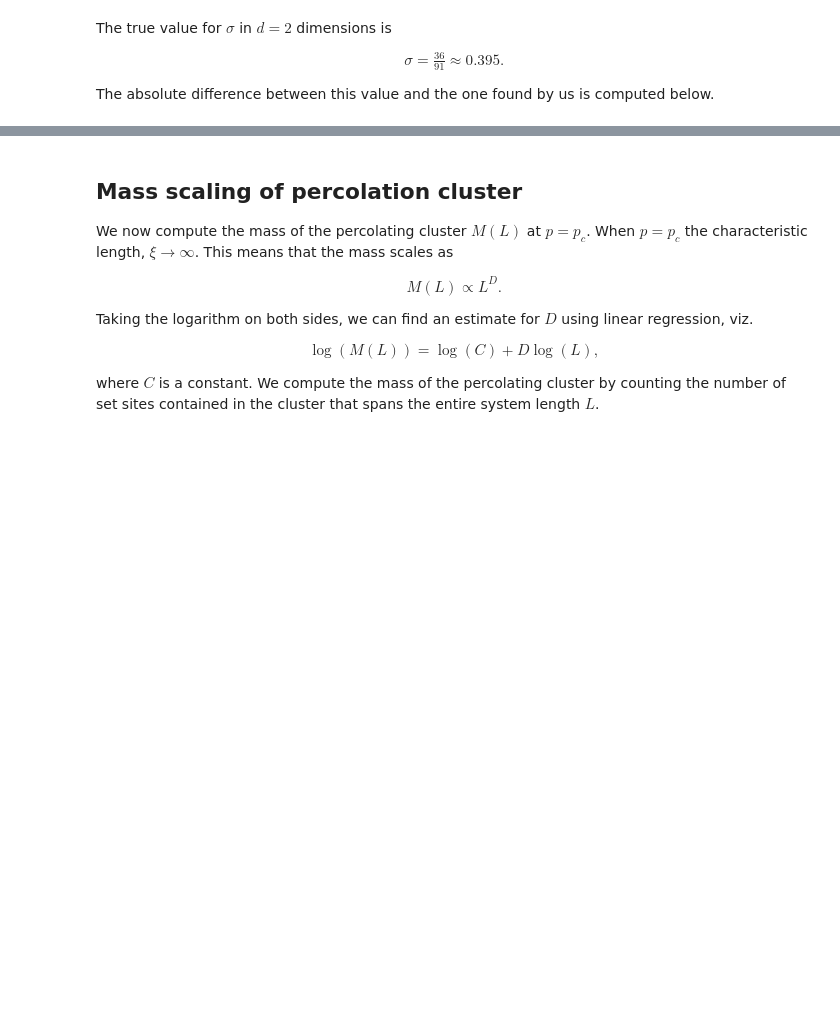
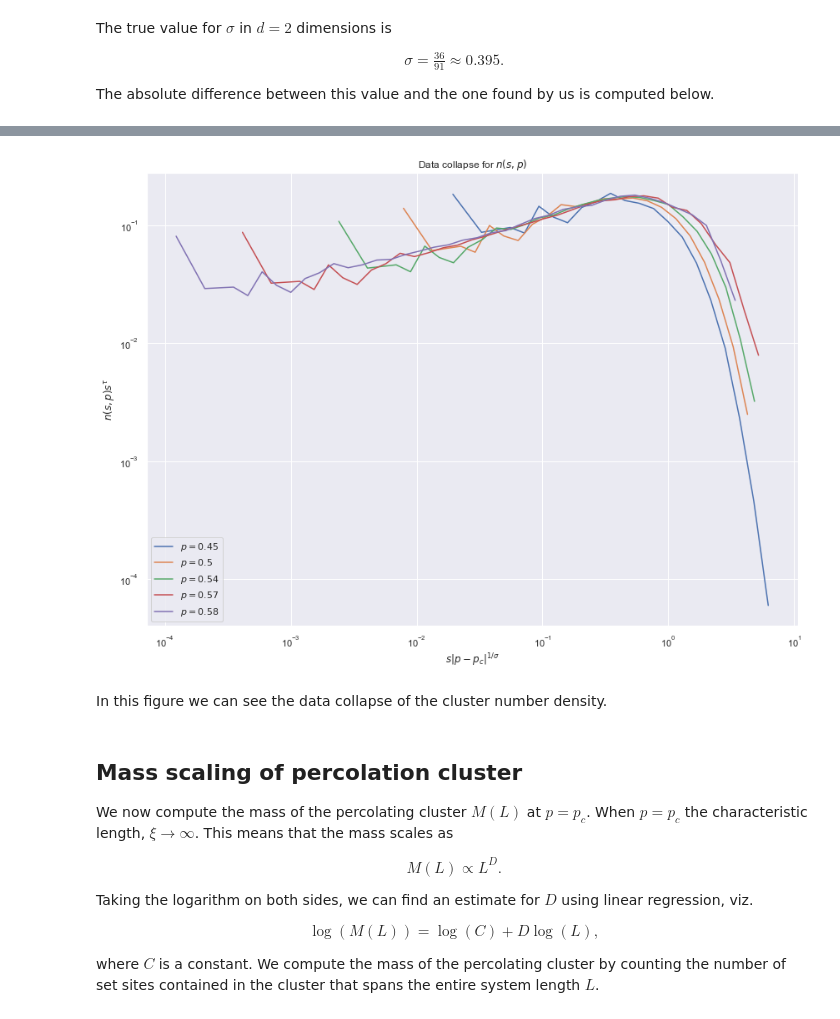
Before and after one commit to Schoyen/FYS4460, a Jupyter notebook: project-3/cluster-number-density.ipynb, the cells around one changed output, grey strips where cells are left out. Saved outputs shown, nothing was run; the diff lists cells and outputs as text; code cells hidden in the pictures; blank space fills up the shorter version.

Commit message:
Use seaborn and add data collapse

```diff
--- a/project-3/cluster-number-density.ipynb
+++ b/project-3/cluster-number-density.ipynb
@@ -325,3 +323,21 @@ Diff in sigma: 0.09218658950751024
+# %%
+fig = plt.figure(figsize=(14, 10))
+
+for i, p in enumerate(p_list):
+    y_vals = nsl_list[i] * sl_list[i] ** true_tau
+    x_vals = sl_list[i] * np.abs(p - p_c) ** (1 / sigma)
+
+    plt.loglog(x_vals, y_vals, label=fr"$p={p}$")
+
+plt.legend(loc="best")
+plt.title(r"Data collapse for $n(s, p)$")
+plt.xlabel(r"$s |p - p_c|^{1/\sigma}$")
+plt.ylabel(r"$n(s, p) s^{\tau}$")
+plt.show()
+# %% [output]
+[figure, added]
+# %% [markdown]
+In this figure we can see the data collapse of the cluster number density.
 # %% [markdown]
 ## Mass scaling of percolation cluster
 
```
Also changed, not shown: parts of 13 cells of this notebook.
